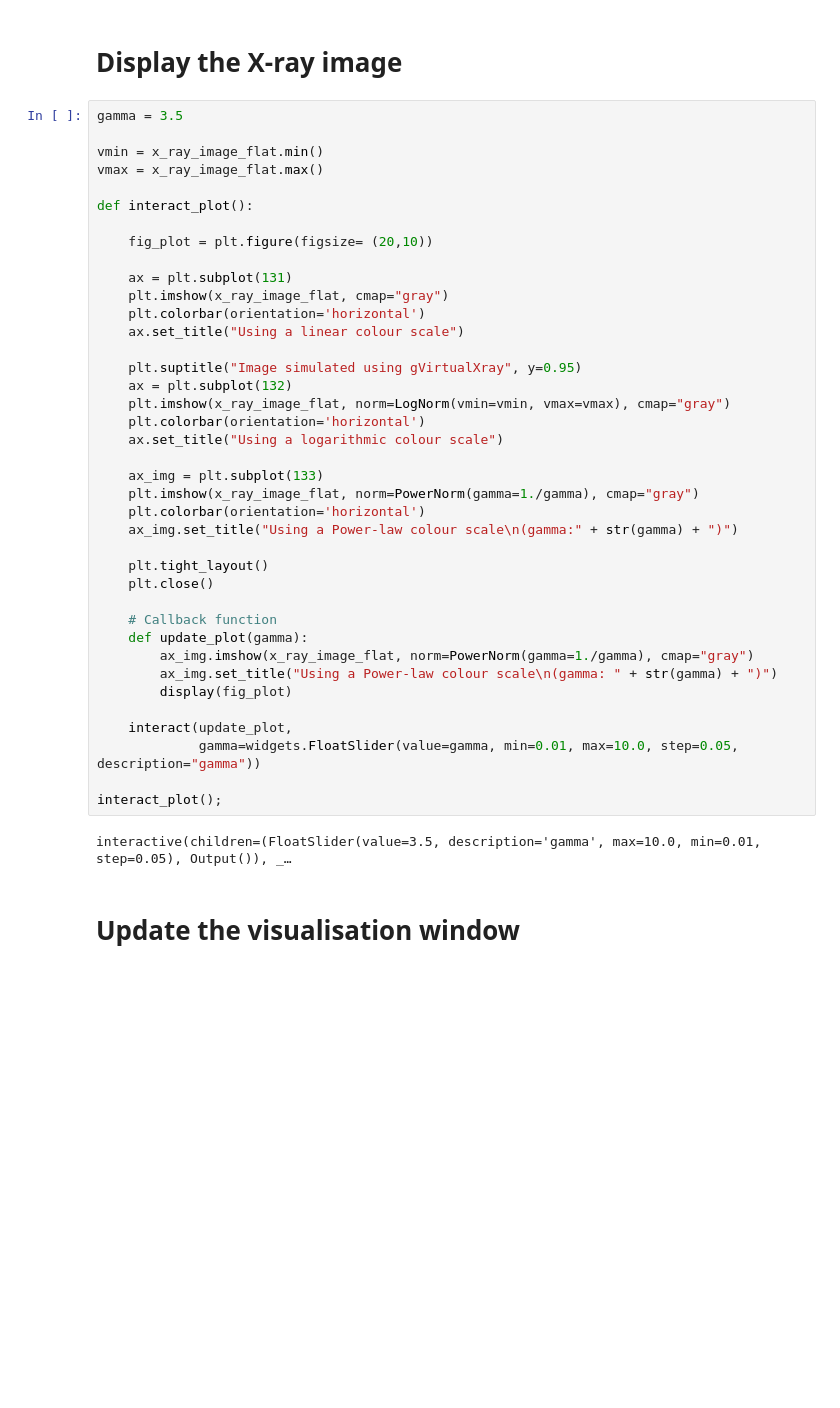
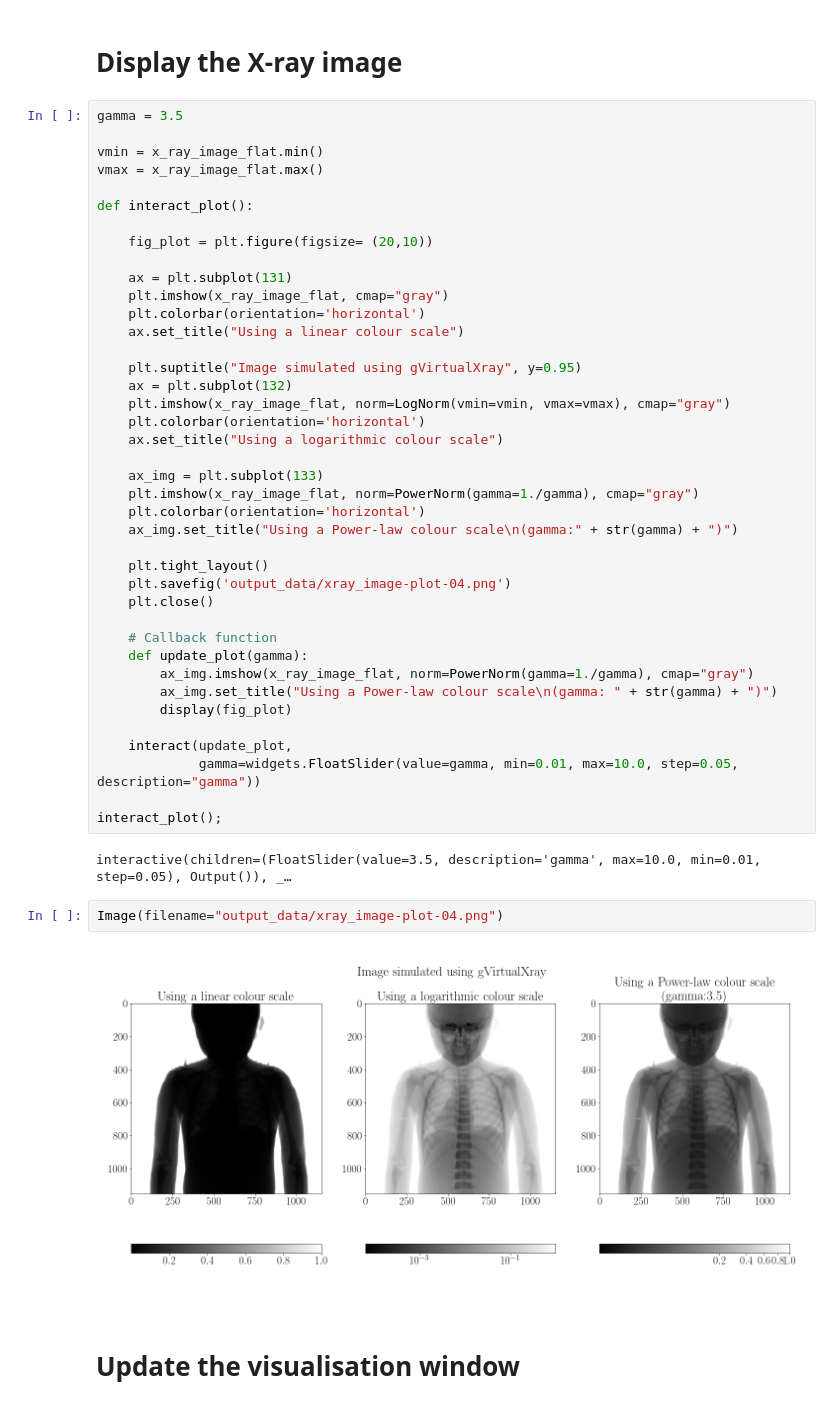
Before and after one commit to effepivi/gvxr-demos, a Jupyter notebook: training-course/04-complex_object.ipynb, the cells around one changed output. Cells and saved outputs as stored; diff of their text form; blank space fills up the shorter version.

```diff
--- a/training-course/04-complex_object.ipynb
+++ b/training-course/04-complex_object.ipynb
@@ -176,6 +177,7 @@ def interact_plot():
     ax_img.set_title("Using a Power-law colour scale\n(gamma:" + str(gamma) + ")")
 
     plt.tight_layout()
+    plt.savefig('output_data/xray_image-plot-04.png')
     plt.close()
 
     # Callback function
@@ -190,6 +192,10 @@ def interact_plot():
 interact_plot();
 # %% [output]
 interactive(children=(FloatSlider(value=3.5, description='gamma', max=10.0, min=0.01, step=0.05), Output()), _…
+# %%
+Image(filename="output_data/xray_image-plot-04.png")
+# %% [output]
+[figure, added]
 # %% [markdown]
 # Update the visualisation window
 # %%
```
Also changed, not shown: parts of 2 cells of this notebook, 3 other files.
